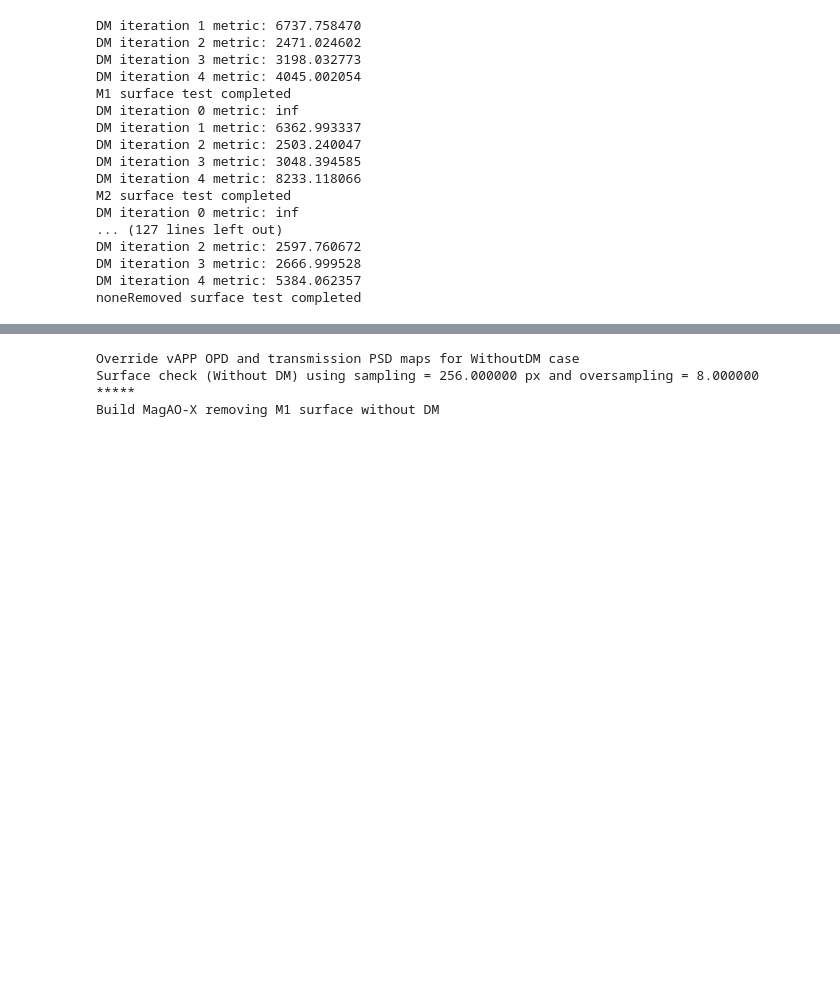
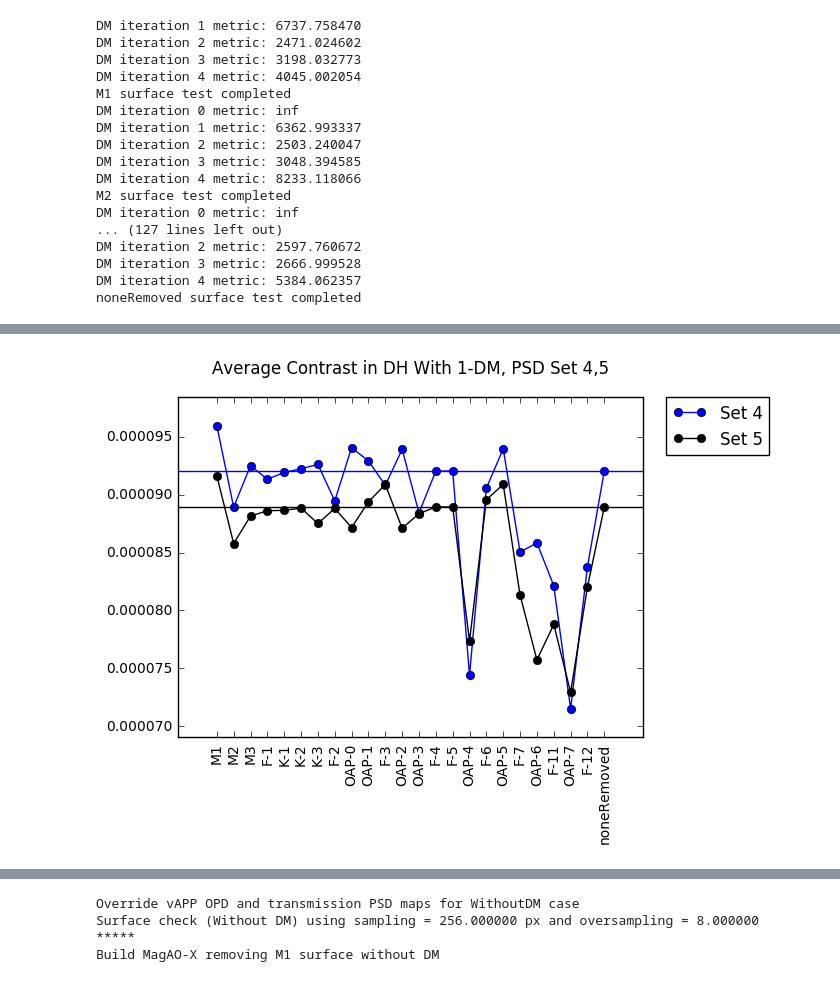
Before and after one commit to magao-x/magaox_poppy, a Jupyter notebook: magaox_surfaceCheck.ipynb, the cells around one changed output, grey strips where cells are left out. Saved outputs shown, nothing was run; the diff lists cells and outputs as text; code cells hidden in the pictures; blank space fills up the shorter version.

```diff
--- a/magaox_surfaceCheck.ipynb
+++ b/magaox_surfaceCheck.ipynb
@@ -421,0 +502,15 @@ noneRemoved surface test completed
+# %%
+x=np.arange(len(optics_names))
+plt.plot(x, set4_withDM_avg, 'bo-', label='Set 4')
+plt.plot(x, set5_withDM_avg, 'ko-', label='Set 5')
+plt.axhline(y=set4_withDM_avg_ref, color='b', linestyle='-')
+plt.axhline(y=set5_withDM_avg_ref, color='k', linestyle='-')
+plt.legend(bbox_to_anchor=(1.05, 1), loc=2, borderaxespad=0.)
+plt.xticks(x,optics_names,rotation='vertical')
+plt.margins(0.1)
+plt.subplots_adjust(top=1.0)
+plt.subplots_adjust(bottom=0.15)
+plt.title('Average Contrast in DH With 1-DM, PSD Set 4,5',y=1.05)
+plt.show()
+# %% [output]
+[figure, added]
```
Also changed, not shown: parts of 28 cells of this notebook.
